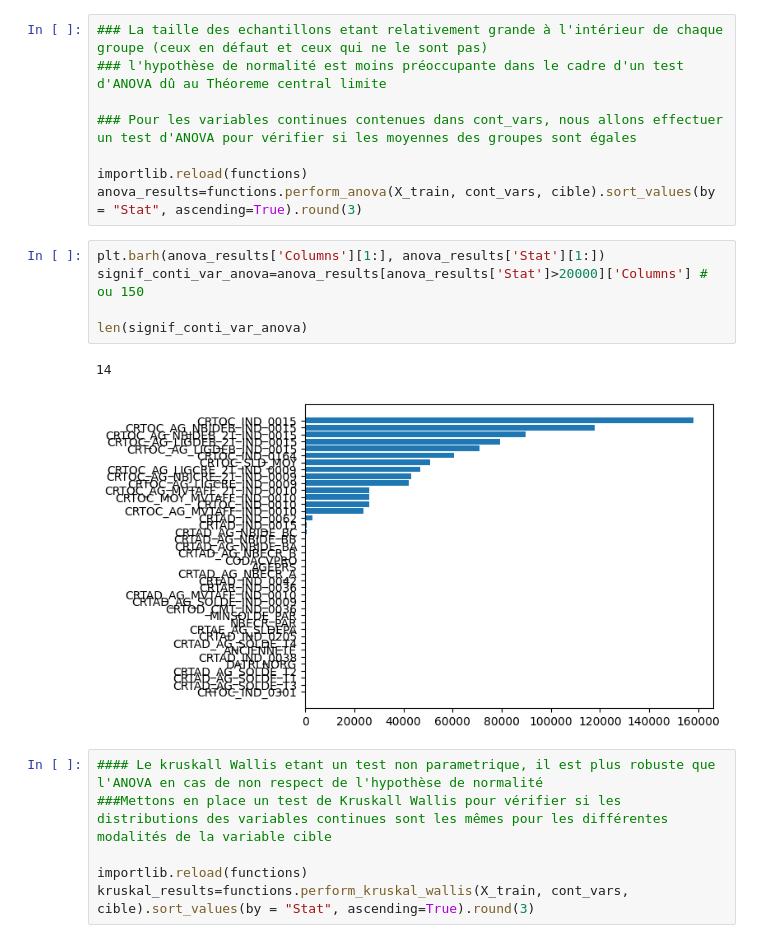
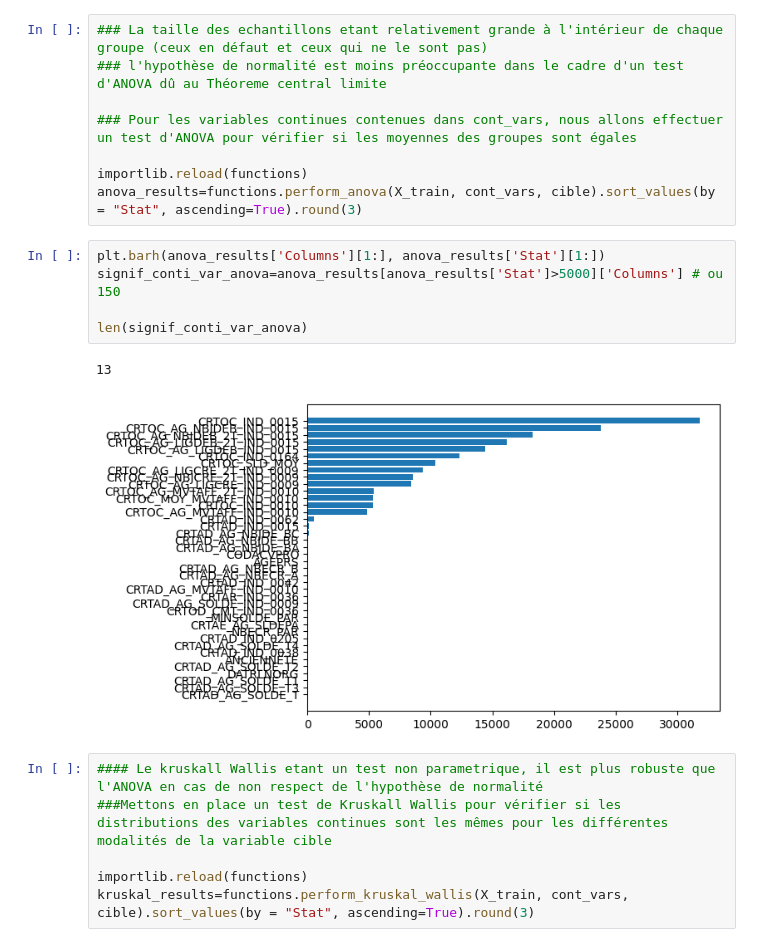
Before and after one commit to cheryl-kdio/Scoring-pj, a Jupyter notebook: desc.ipynb, the cells around one changed output. Saved outputs shown, nothing was run; the diff lists cells and outputs as text.

Commit message:
analyse des variables continues

```diff
--- a/desc.ipynb
+++ b/desc.ipynb
@@ -745,12 +653,12 @@ importlib.reload(functions)
 anova_results=functions.perform_anova(X_train, cont_vars, cible).sort_values(by = "Stat", ascending=True).round(3)
 # %%
 plt.barh(anova_results['Columns'][1:], anova_results['Stat'][1:])
-signif_conti_var_anova=anova_results[anova_results['Stat']>20000]['Columns'] # ou 150
+signif_conti_var_anova=anova_results[anova_results['Stat']>5000]['Columns'] # ou 150
 
 len(signif_conti_var_anova)
 # %% [output]
-14
+13
-[figure, old version]
+[figure, new version]
 # %%
 #### Le kruskall Wallis etant un test non parametrique, il est plus robuste que l'ANOVA en cas de non respect de l'hypothèse de normalité
 ###Mettons en place un test de Kruskall Wallis pour vérifier si les distributions des variables continues sont les mêmes pour les différentes modalités de la variable cible
```
Also changed, not shown: parts of 31 cells of this notebook, 1 other file.
